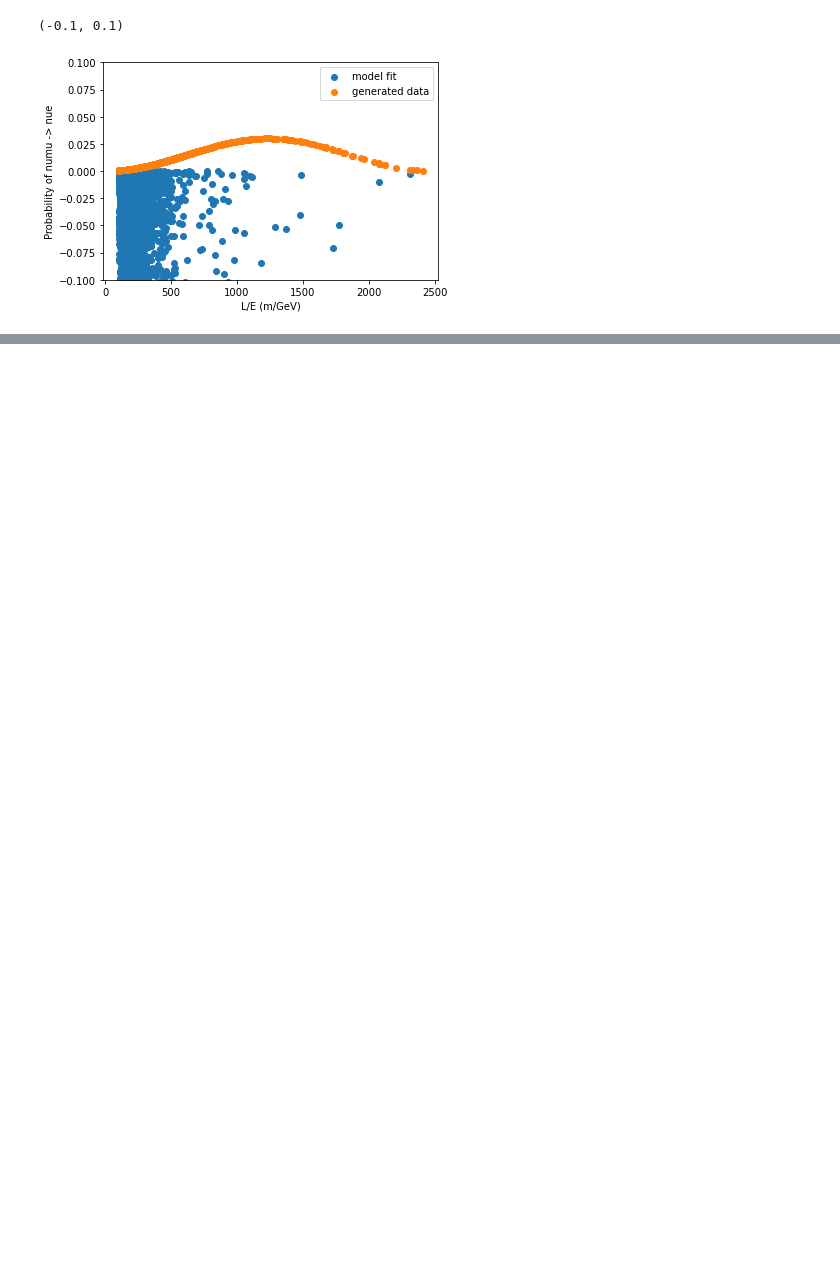
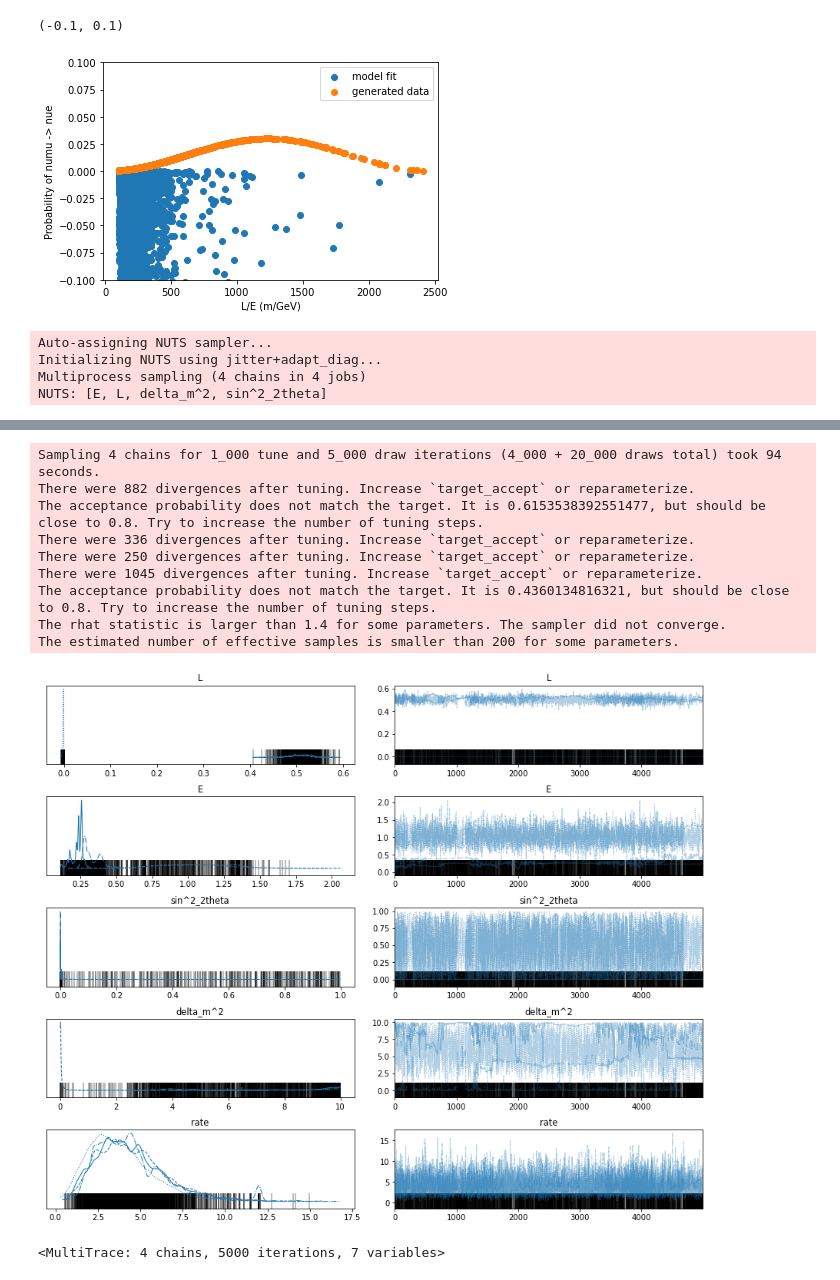
Before and after one commit to phys201/bayboone, a Jupyter notebook: tutorial.ipynb, the cells around one changed output, grey strips where cells are left out. Cells and saved outputs as stored; diff of their text form; code cells hidden in the pictures; blank space fills up the shorter version.

```diff
--- a/tutorial.ipynb
+++ b/tutorial.ipynb
@@ -54,4 +57,2 @@ $$
                 \end{array}
                 $$
-# %%
-best_fit, cov = ifunc.fit_model(data, initial_guess = {'sin^2_2theta':0.9, 'delta_m^2':.10})
@@ -67,0 +59,3 @@ There's currently a problem with pymc3 causing it to ignore the bounds of the un
+# %%
+data = [600000, 10]
+best_fit, cov = ifunc.fit_model(data)
@@ -87,3 +109,14 @@ ax.set_ylim(-0.1, 0.1)
 # %% [output]
 (-0.1, 0.1)
 [figure]
+# %%
+importlib.reload(ifunc)
+data = [60000, 4]
+#After merge, should be able to use data as defined above instead of the points
+#The points here should correspond to dms = 1eV^2, ss2t = 0.5
+trace = ifunc.new_fit_model(data)
+# %% [output]
+Auto-assigning NUTS sampler...
+Initializing NUTS using jitter+adapt_diag...
+Multiprocess sampling (4 chains in 4 jobs)
+NUTS: [E, L, delta_m^2, sin^2_2theta]
@@ -89,0 +124,10 @@ ax.set_ylim(-0.1, 0.1)
+Sampling 4 chains for 1_000 tune and 5_000 draw iterations (4_000 + 20_000 draws total) took 94 seconds.
+There were 882 divergences after tuning. Increase `target_accept` or reparameterize.
+The acceptance probability does not match the target. It is 0.6153538392551477, but should be close to 0.8. Try to increase the number of tuning steps.
+There were 336 divergences after tuning. Increase `target_accept` or reparameterize.
+There were 250 divergences after tuning. Increase `target_accept` or reparameterize.
+There were 1045 divergences after tuning. Increase `target_accept` or reparameterize.
+The acceptance probability does not match the target. It is 0.4360134816321, but should be close to 0.8. Try to increase the number of tuning steps.
+The rhat statistic is larger than 1.4 for some parameters. The sampler did not converge.
+The estimated number of effective samples is smaller than 200 for some parameters.
+[figure, added]
@@ -89,0 +136,4 @@ ax.set_ylim(-0.1, 0.1)
+# %%
+trace
+# %% [output]
+<MultiTrace: 4 chains, 5000 iterations, 7 variables>
```
Also changed, not shown: parts of 21 cells of this notebook, 1 other file.
